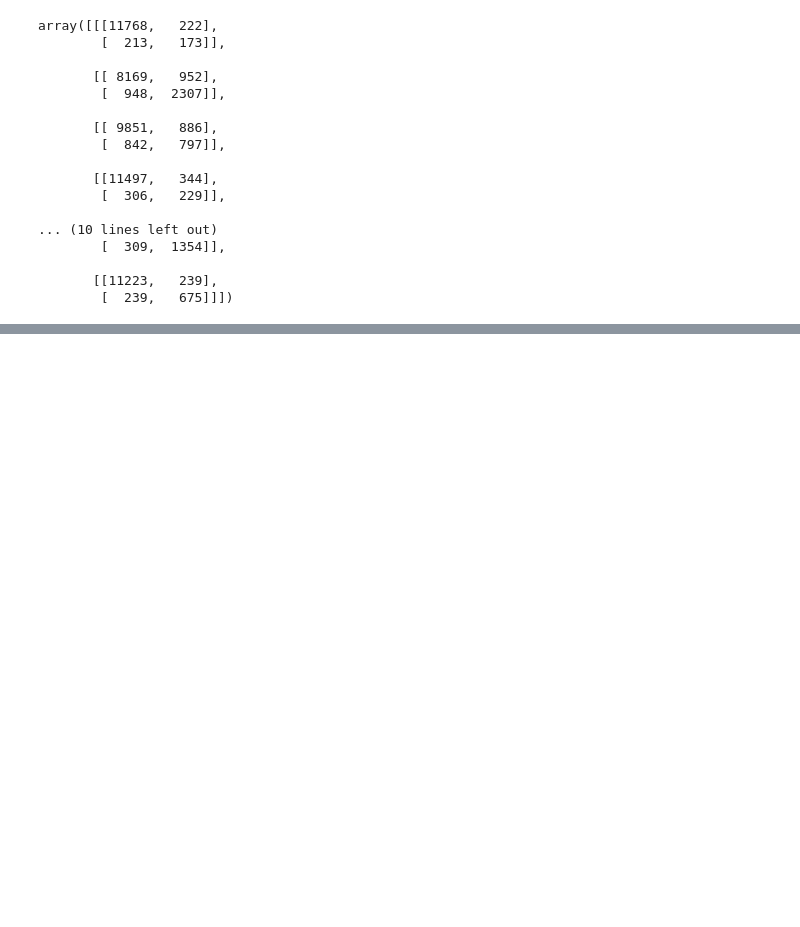
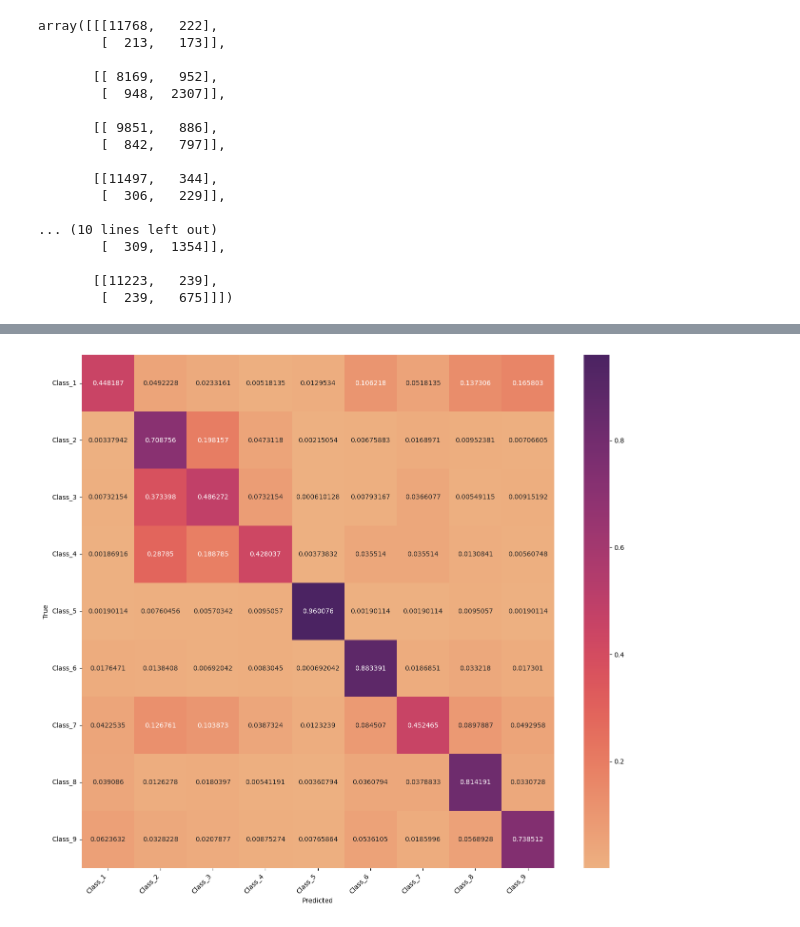
Before and after one commit to olini/pes-aprendizagem-maquina-1, a Jupyter notebook: notebook.ipynb, the cells around one changed output, grey strips where cells are left out. Saved outputs shown, nothing was run; the diff lists cells and outputs as text; code cells hidden in the pictures; blank space fills up the shorter version.

```diff
--- a/notebook.ipynb
+++ b/notebook.ipynb
@@ -12,3 +17,29 @@ pd.set_option("display.max_rows", None)
+# %%
+def plot_matriz_confusao_one_vs_one(y_test, y_pred, flag_normalizado=None):
+    """Plota a matriz de confusao comparando cada classe entre si, mostrando as predicoes contra as
+    classes verdadeiras.
+
+    Args:
+        y_test: serie com os valores verdadeiros
+        y_pred: serie com os valores preditos
+        flag_normalizado (optional): flag indicando se os valores da matriz de confusao devem ser
+        normalizados. Se devem ser normalizados pel. Defaults to None.
+    """
+    matriz_confusao = confusion_matrix(y_test, y_pred, normalize=flag_normalizado)
+    class_names = np.unique(y_pred)
+
+    fig = plt.figure(figsize=(16, 14))
+    ax = plt.subplot()
+    sns.heatmap(matriz_confusao, annot=True, ax=ax, fmt="g", cmap="flare")
+
+    ax.set_xlabel("Predicted")
+    ax.xaxis.set_label_position('bottom')
+    ax.set_xticklabels(class_names, fontsize = 10, rotation=45, ha="right")
+    ax.xaxis.tick_bottom()
+
+    ax.set_ylabel("True")
+    ax.set_yticklabels(class_names, fontsize = 10)
+    plt.yticks(rotation=0);
 # %% [markdown]
 # Carrega dados
 # %%
@@ -91,0 +139,4 @@ array([[[11768,   222],
+# %%
+plot_matriz_confusao_one_vs_one(y_test, y_pred, "true")
+# %% [output]
+[figure, added]
```
Also changed, not shown: parts of 4 cells of this notebook, 1 other file.
